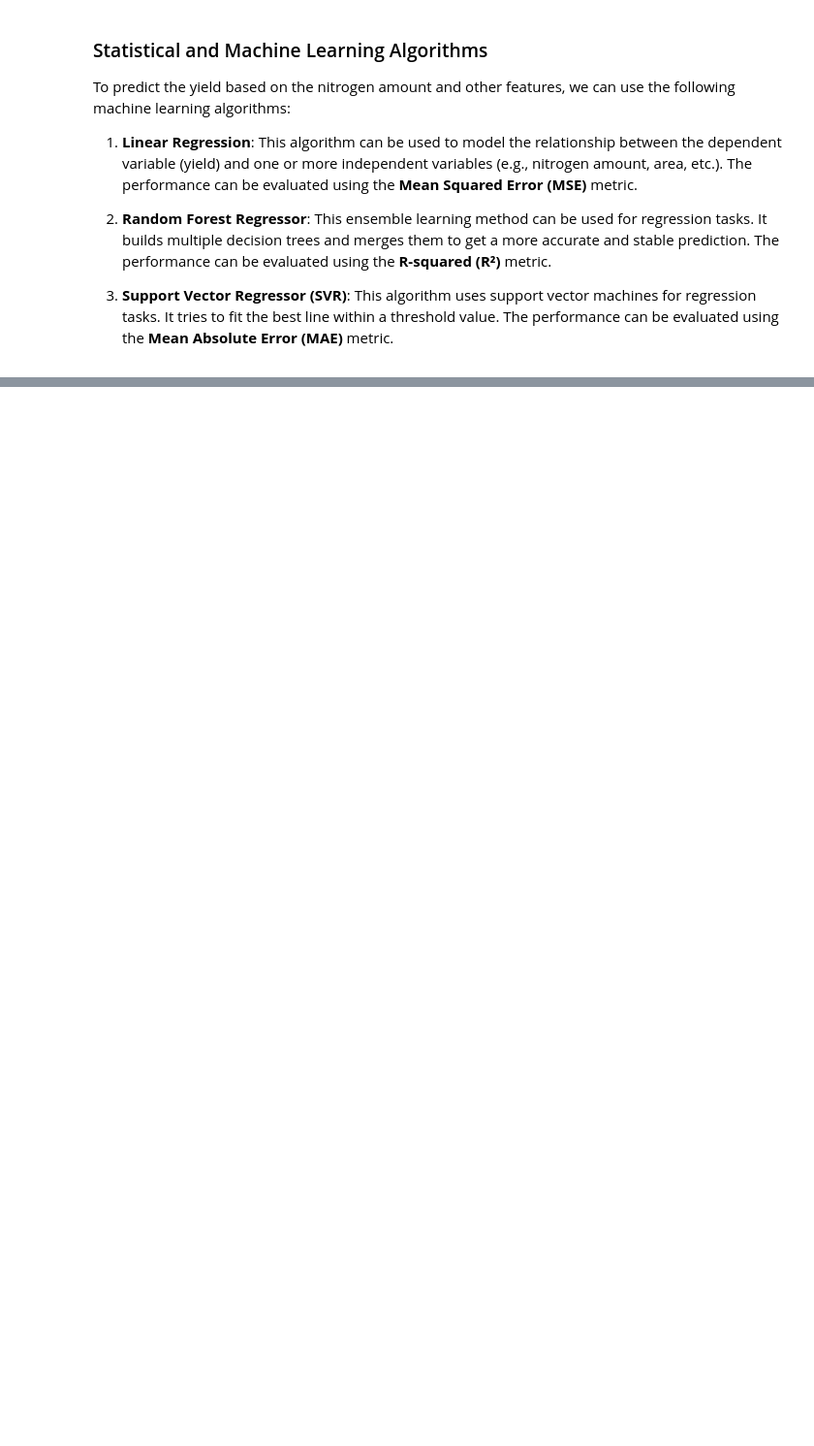
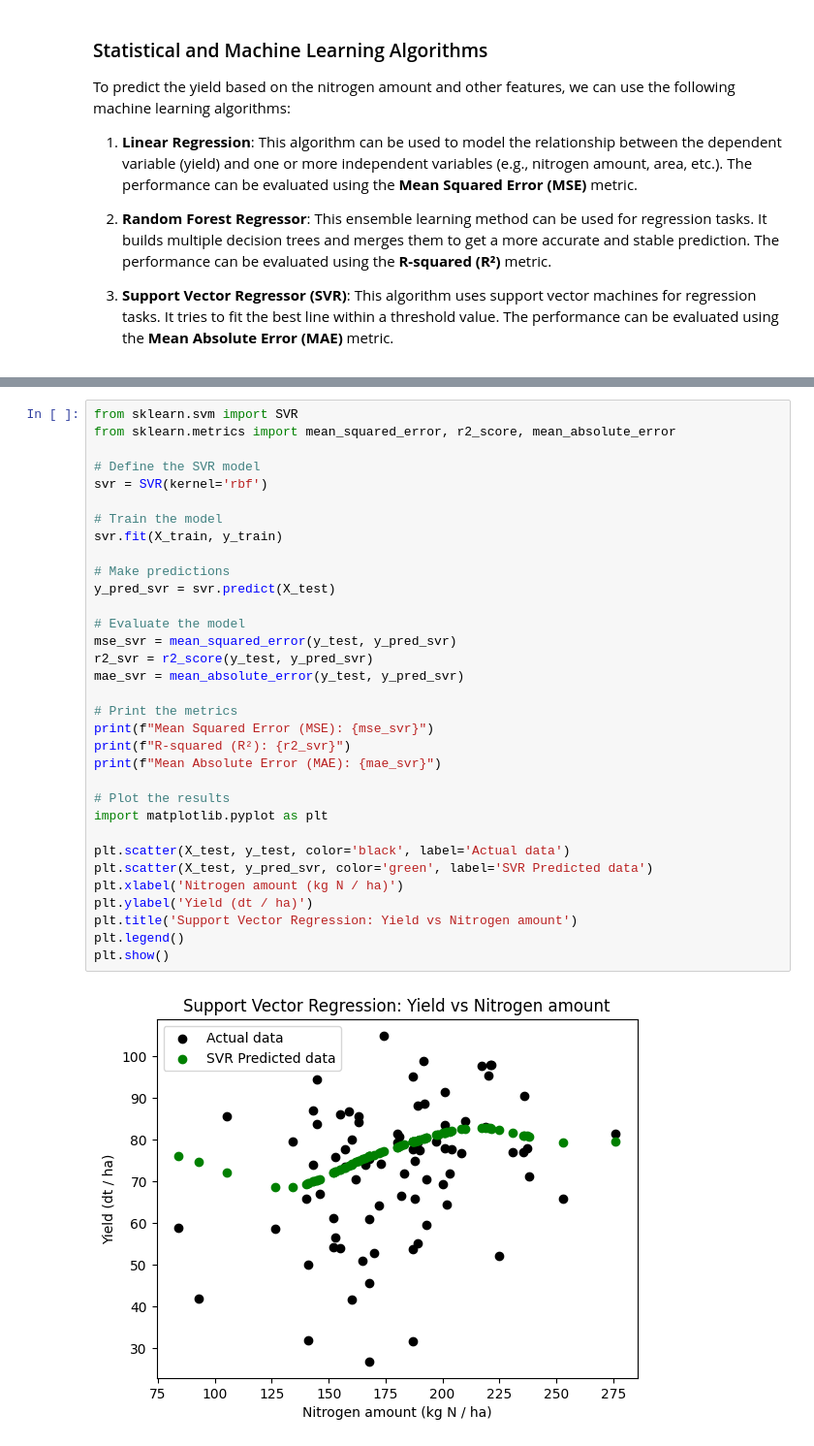
Before and after one commit to serbanradulescu/fded-proj, a Jupyter notebook: project_final.ipynb, the cells around one changed output, grey strips where cells are left out. Shown at 97% size. Drawn from its saved outputs; the diff is of its cells as text; blank space fills up the shorter version.

```diff
--- a/project_final.ipynb
+++ b/project_final.ipynb
@@ -134,0 +415,35 @@ To predict the yield based on the nitrogen amount and other features, we can use
+# %%
+from sklearn.svm import SVR
+from sklearn.metrics import mean_squared_error, r2_score, mean_absolute_error
+
+# Define the SVR model
+svr = SVR(kernel='rbf')
+
+# Train the model
+svr.fit(X_train, y_train)
+
+# Make predictions
+y_pred_svr = svr.predict(X_test)
+
+# Evaluate the model
+mse_svr = mean_squared_error(y_test, y_pred_svr)
+r2_svr = r2_score(y_test, y_pred_svr)
+mae_svr = mean_absolute_error(y_test, y_pred_svr)
+
+# Print the metrics
+print(f"Mean Squared Error (MSE): {mse_svr}")
+print(f"R-squared (R²): {r2_svr}")
+print(f"Mean Absolute Error (MAE): {mae_svr}")
+
+# Plot the results
+import matplotlib.pyplot as plt
+
+plt.scatter(X_test, y_test, color='black', label='Actual data')
+plt.scatter(X_test, y_pred_svr, color='green', label='SVR Predicted data')
+plt.xlabel('Nitrogen amount (kg N / ha)')
+plt.ylabel('Yield (dt / ha)')
+plt.title('Support Vector Regression: Yield vs Nitrogen amount')
+plt.legend()
+plt.show()
+# %% [output]
+[figure, added]
```
Also changed, not shown: parts of 13 cells of this notebook.
